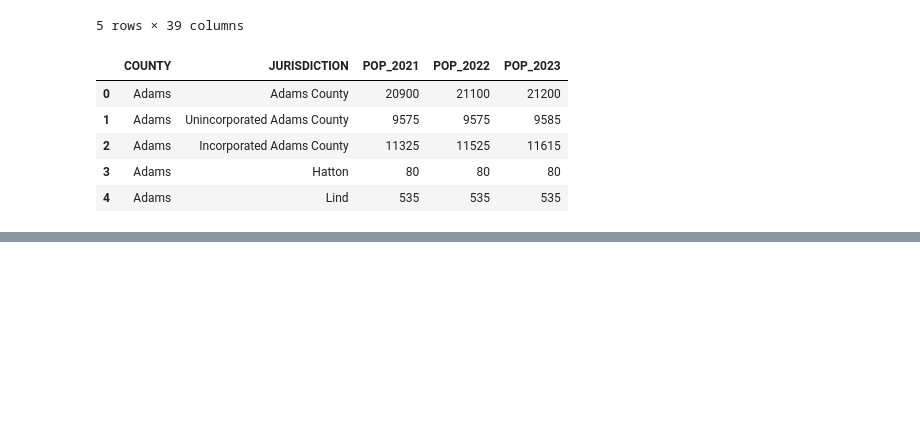
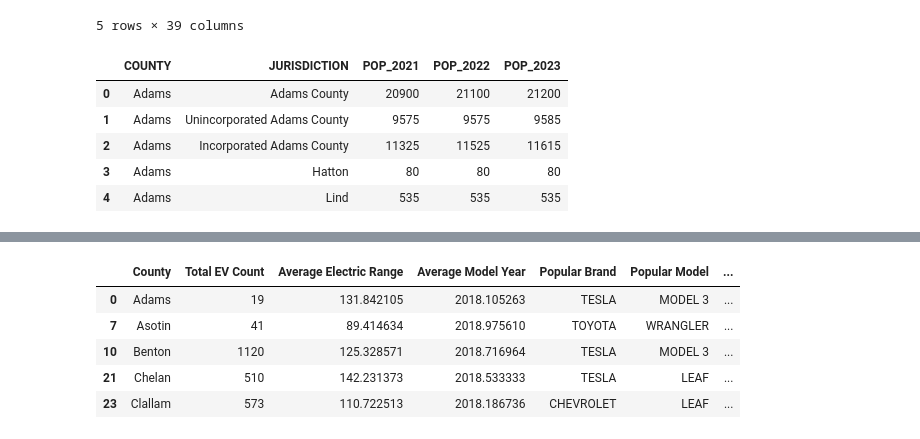
Before and after one commit to vivianzhou1288/info2950-final, a Jupyter notebook: Data Cleaning.ipynb, the cells around one changed output, grey strips where cells are left out. Cells and saved outputs as stored; diff of their text form; code cells hidden in the pictures; blank space fills up the shorter version.

```diff
--- a/Data Cleaning.ipynb
+++ b/Data Cleaning.ipynb
@@ -133,0 +146,32 @@ result_df.to_csv('Combined_Data.csv', index=False)
+# %%
+aggregated_df = duckdb.sql("""
+    SELECT
+        County,
+        COUNT(*) AS "Total EV Count",  -- Total count of all EVs in the county
+        AVG("Electric Range") AS "Average Electric Range", -- Average Electric Range in the county
+        AVG("Model Year") AS "Average Model Year", -- Average EV Model Year in the county
+        MODE("Make") AS "Popular Brand", -- Most popular EV Brand in the county
+        MODE("Model") AS "Popular Model", -- Most popular EV model in the county
+        MODE("Electric Vehicle Type") AS "Popular EV Type", -- Most popular EV type in the county (BEV or PHEV)
+        SUM(CASE WHEN "Electric Vehicle Type" = 'Battery Electric Vehicle (BEV)' THEN 1 ELSE 0 END) AS "BEV Count",
+        -- Count of BEVs
+        SUM(CASE WHEN "Electric Vehicle Type" = 'Plug-in Hybrid Electric Vehicle (PHEV)' THEN 1 ELSE 0 END) AS "PHEV Count",
+        -- Count of PHEVs
+        AVG("income_2023") AS "Median Income",  -- Median income in the county
+        AVG("population_2023") AS "Population",  -- Population in the county
+        -- Calculating BEV proportion directly within the query
+        SUM(CASE WHEN "Electric Vehicle Type" = 'Battery Electric Vehicle (BEV)' THEN 1 ELSE 0 END) * 1.0 / COUNT(*) AS "BEV Proportion"
+        -- Proportion of BEVs
+    FROM df
+    GROUP BY County
+    ORDER BY County ASC
+""").df()
+aggregated_df = aggregated_df.dropna()
+aggregated_df.head()
+# %% [output]
+|  | County | Total EV Count | Average Electric Range | Average Model Year | Popular Brand | Popular Model | ... |
+| 0 | Adams | 19 | 131.842105 | 2018.105263 | TESLA | MODEL 3 | ... |
+| 7 | Asotin | 41 | 89.414634 | 2018.975610 | TOYOTA | WRANGLER | ... |
+| 10 | Benton | 1120 | 125.328571 | 2018.716964 | TESLA | MODEL 3 | ... |
+| 21 | Chelan | 510 | 142.231373 | 2018.533333 | TESLA | LEAF | ... |
+| 23 | Clallam | 573 | 110.722513 | 2018.186736 | CHEVROLET | LEAF | ... |
```
Also changed, not shown: parts of 2 cells of this notebook, 2 other files.
